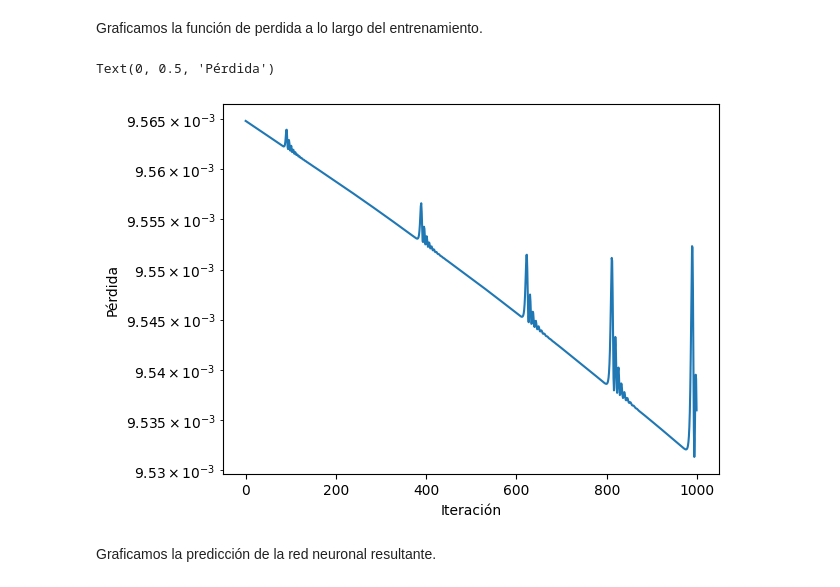
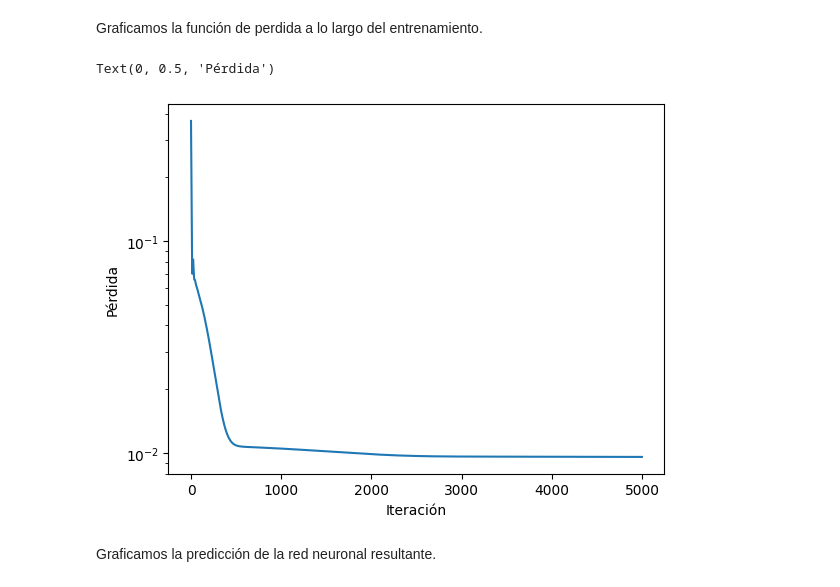
Before and after one commit to Sebastijo/Topicos-Matematicos-en-ML-y-DL, a Jupyter notebook: Tarea 2 - DeepONets/submission/Enunciado_Tarea_2.ipynb, the cells around one changed output. Cells and saved outputs as stored; diff of their text form; code cells hidden in the pictures.

```diff
--- a/Tarea 2 - DeepONets/submission/Enunciado_Tarea_2.ipynb
+++ b/Tarea 2 - DeepONets/submission/Enunciado_Tarea_2.ipynb
@@ -886,14 +886,14 @@ Graficamos la función de perdida a lo largo del entrenamiento.
 # %%
 # Graficamos la pérdida
 fig = plt.figure()
 ax = fig.add_subplot(111)
-ax.plot(loss_record[6000:7000])
+ax.plot(loss_record[:5000])
 ax.set_yscale("log")
 ax.set_xlabel("Iteración")
 ax.set_ylabel("Pérdida")
 # %% [output]
 Text(0, 0.5, 'Pérdida')
-[figure, old version]
+[figure, new version]
 # %% [markdown]
 Graficamos la predicción de la red neuronal resultante.
 # %%
```
